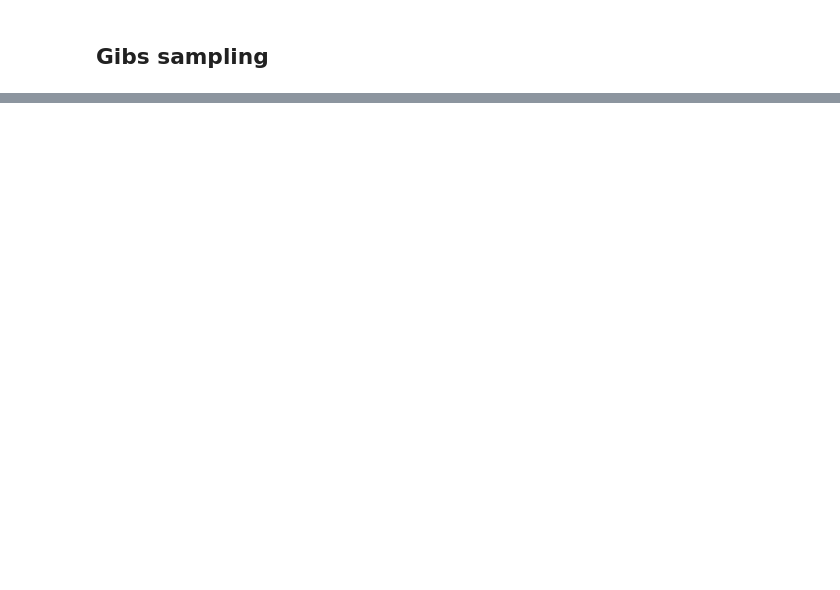
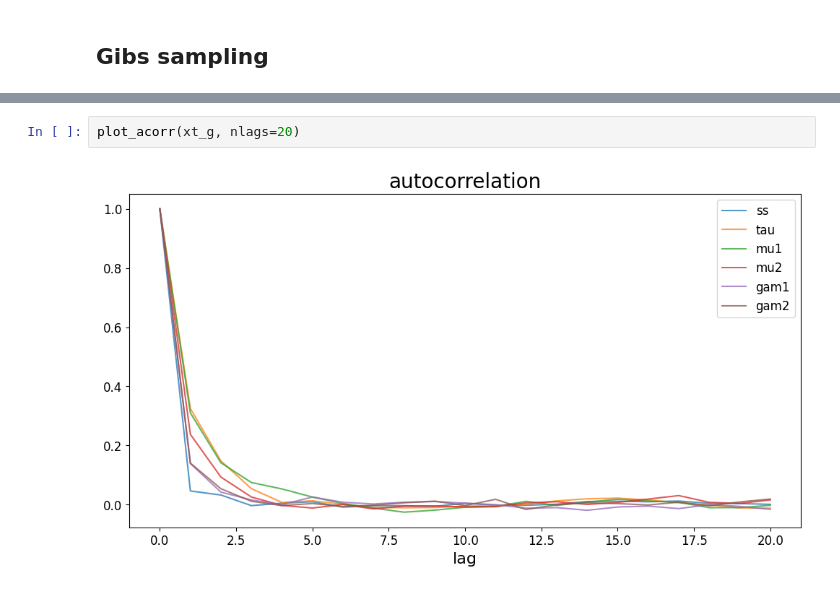
Before and after one commit to etrieschman/gene-expr, a Jupyter notebook: code/Trieschman_STATS370_Final.ipynb, the cells around one changed output, grey strips where cells are left out. Saved outputs shown, nothing was run; the diff lists cells and outputs as text; blank space fills up the shorter version.

```diff
--- a/code/Trieschman_STATS370_Final.ipynb
+++ b/code/Trieschman_STATS370_Final.ipynb
@@ -284,0 +150,4 @@ plot_marginals(xt)
+# %%
+plot_acorr(xt_g, nlags=20)
+# %% [output]
+[figure, added]
```
Also changed, not shown: parts of 21 cells of this notebook, 4 other files.
